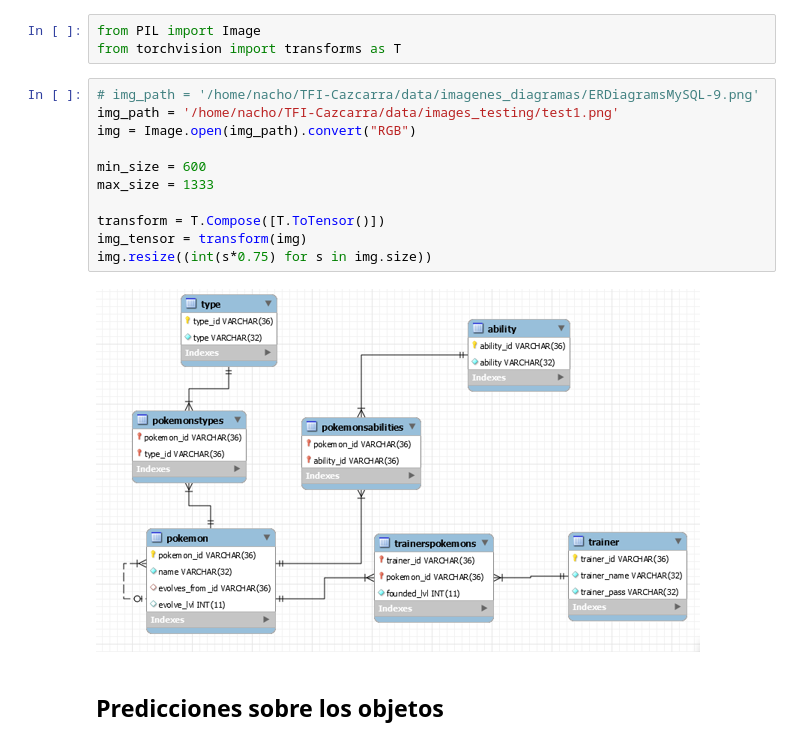
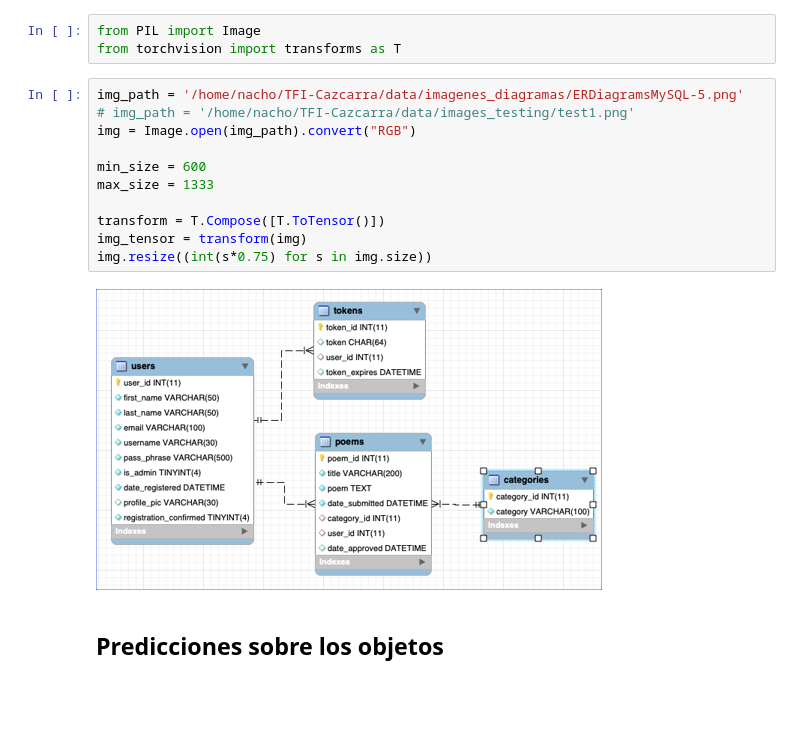
Before and after one commit to IgnacioCazcarra/TFI-Cazcarra, a Jupyter notebook: notebooks/2.1.0-ic-pipeline_clean.ipynb, the cells around one changed output. Cells and saved outputs as stored; diff of their text form; blank space fills up the shorter version.

```diff
--- a/notebooks/2.1.0-ic-pipeline_clean.ipynb
+++ b/notebooks/2.1.0-ic-pipeline_clean.ipynb
@@ -18,18 +27,18 @@ from src.ocr_utils.ocr import get_ocr_model, predict_ocr, generate_db
 from PIL import Image
 from torchvision import transforms as T
 # %%
-# img_path = '/home/nacho/TFI-Cazcarra/data/imagenes_diagramas/ERDiagramsMySQL-9.png'
-img_path = '/home/nacho/TFI-Cazcarra/data/images_testing/test1.png'
+img_path = '/home/nacho/TFI-Cazcarra/data/imagenes_diagramas/ERDiagramsMySQL-5.png'
+# img_path = '/home/nacho/TFI-Cazcarra/data/images_testing/test1.png'
 img = Image.open(img_path).convert("RGB")
 
 min_size = 600
 max_size = 1333
 
 transform = T.Compose([T.ToTensor()])
 img_tensor = transform(img)
 img.resize((int(s*0.75) for s in img.size))
 # %% [output]
-[figure, old version]
+[figure, new version]
 # %% [markdown]
 ## Predicciones sobre los objetos
 # %%
```
Also changed, not shown: parts of 7 cells of this notebook, 1 other file.
